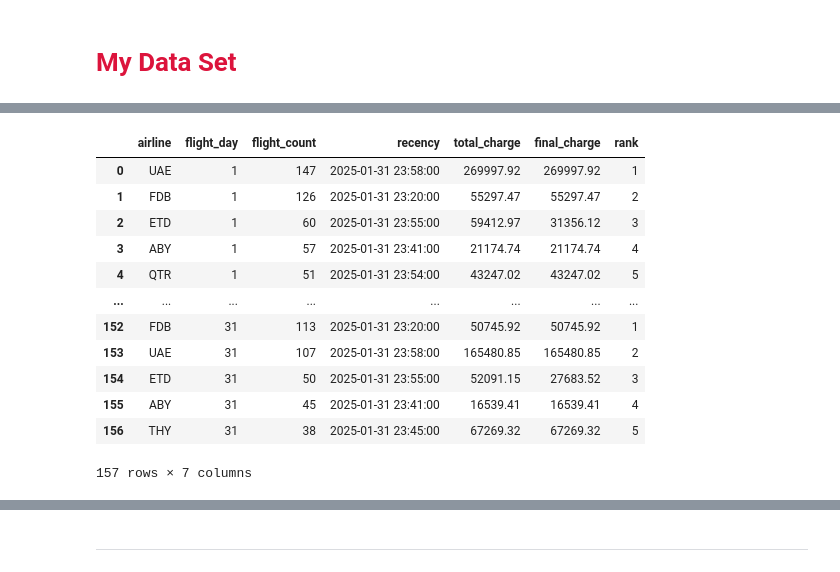
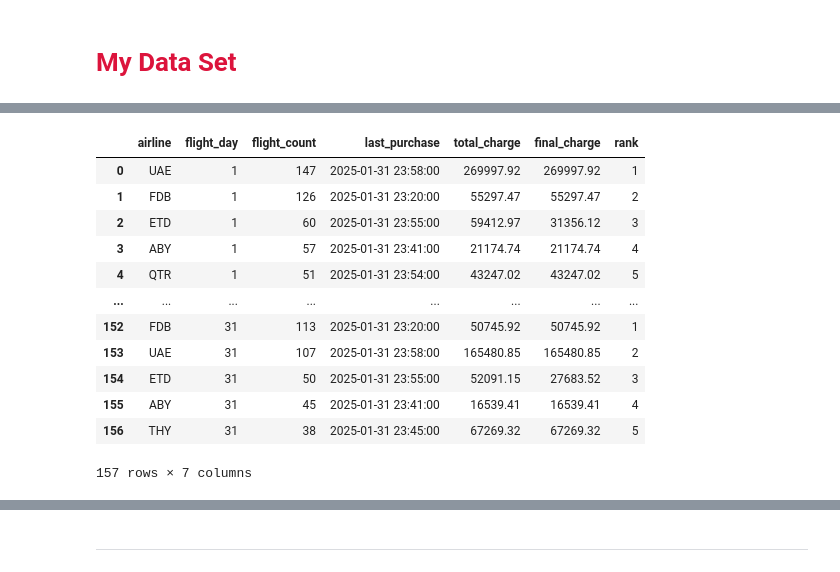
Before and after one commit to poormohammadf/Mathematics, a Jupyter notebook: RFM.ipynb, the cells around one changed output, grey strips where cells are left out. Saved outputs shown, nothing was run; the diff lists cells and outputs as text; code cells hidden in the pictures.

```diff
--- a/RFM.ipynb
+++ b/RFM.ipynb
@@ -368,9 +516,9 @@ result
 # %%
-df = result.DataFrame()
+df_flight = result.DataFrame()
 # %%
-df
+df_flight
 # %% [output]
-|  | airline | flight_day | flight_count | recency | total_charge | final_charge | rank |
+|  | airline | flight_day | flight_count | last_purchase | total_charge | final_charge | rank |
 | 0 | UAE | 1 | 147 | 2025-01-31 23:58:00 | 269997.92 | 269997.92 | 1 |
 | 1 | FDB | 1 | 126 | 2025-01-31 23:20:00 | 55297.47 | 55297.47 | 2 |
 | 2 | ETD | 1 | 60 | 2025-01-31 23:55:00 | 59412.97 | 31356.12 | 3 |
```
Also changed, not shown: parts of 16 cells of this notebook.
